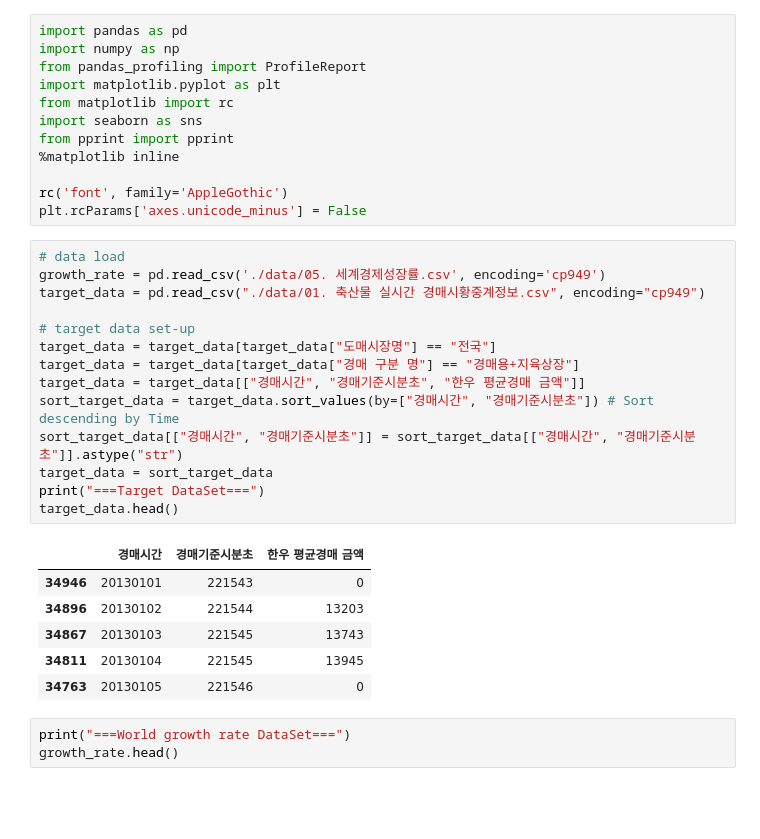
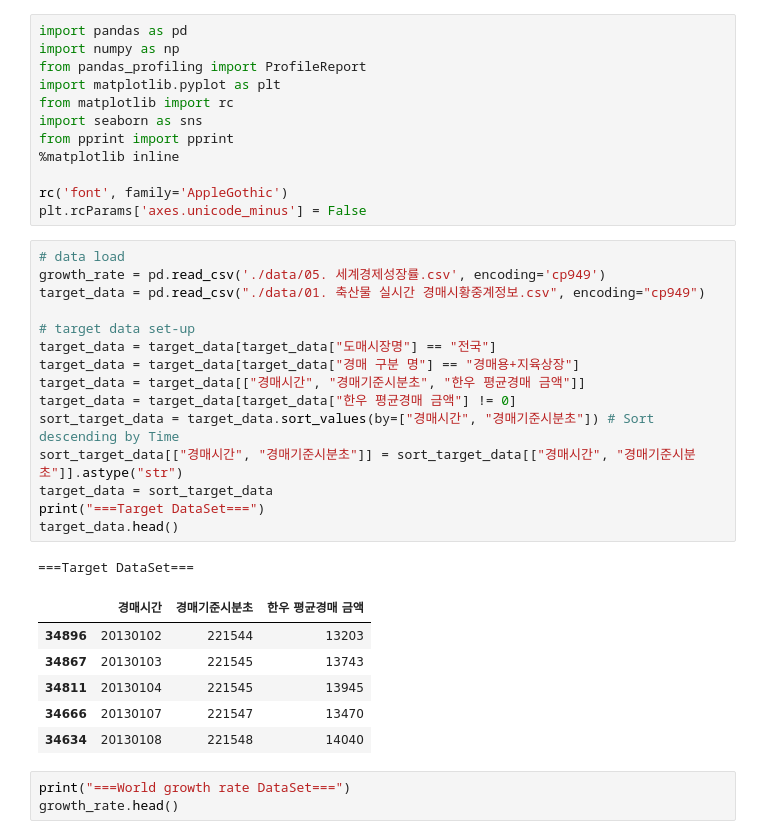
Before and after one commit to DSC-SCH/livestock-solution-project, a Jupyter notebook: eda/World_economic_growth_rate_EDA.ipynb, the cells around one changed output. Saved outputs shown, nothing was run; the diff lists cells and outputs as text; blank space fills up the shorter version.

```diff
--- a/eda/World_economic_growth_rate_EDA.ipynb
+++ b/eda/World_economic_growth_rate_EDA.ipynb
@@ -30,24 +30,26 @@ plt.rcParams['axes.unicode_minus'] = False
 # %%
 # data load
 growth_rate = pd.read_csv('./data/05. 세계경제성장률.csv', encoding='cp949')
 target_data = pd.read_csv("./data/01. 축산물 실시간 경매시황중계정보.csv", encoding="cp949")
 
 # target data set-up
 target_data = target_data[target_data["도매시장명"] == "전국"]
 target_data = target_data[target_data["경매 구분 명"] == "경매용+지육상장"]
 target_data = target_data[["경매시간", "경매기준시분초", "한우 평균경매 금액"]]
+target_data = target_data[target_data["한우 평균경매 금액"] != 0]
 sort_target_data = target_data.sort_values(by=["경매시간", "경매기준시분초"]) # Sort descending by Time
 sort_target_data[["경매시간", "경매기준시분초"]] = sort_target_data[["경매시간", "경매기준시분초"]].astype("str")
 target_data = sort_target_data
 print("===Target DataSet===")
 target_data.head()
 # %% [output]
+===Target DataSet===
 |  | 경매시간 | 경매기준시분초 | 한우 평균경매 금액 |
-| 34946 | 20130101 | 221543 | 0 |
 | 34896 | 20130102 | 221544 | 13203 |
 | 34867 | 20130103 | 221545 | 13743 |
 | 34811 | 20130104 | 221545 | 13945 |
-| 34763 | 20130105 | 221546 | 0 |
+| 34666 | 20130107 | 221547 | 13470 |
+| 34634 | 20130108 | 221548 | 14040 |
 # %%
 print("===World growth rate DataSet===")
 growth_rate.head()
```
Also changed, not shown: parts of 10 cells of this notebook.
